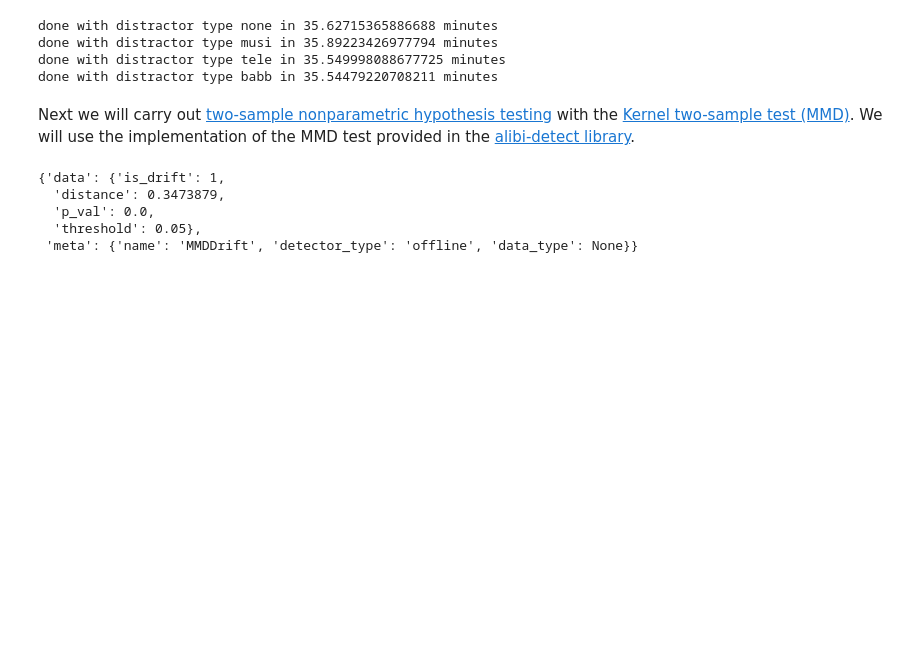
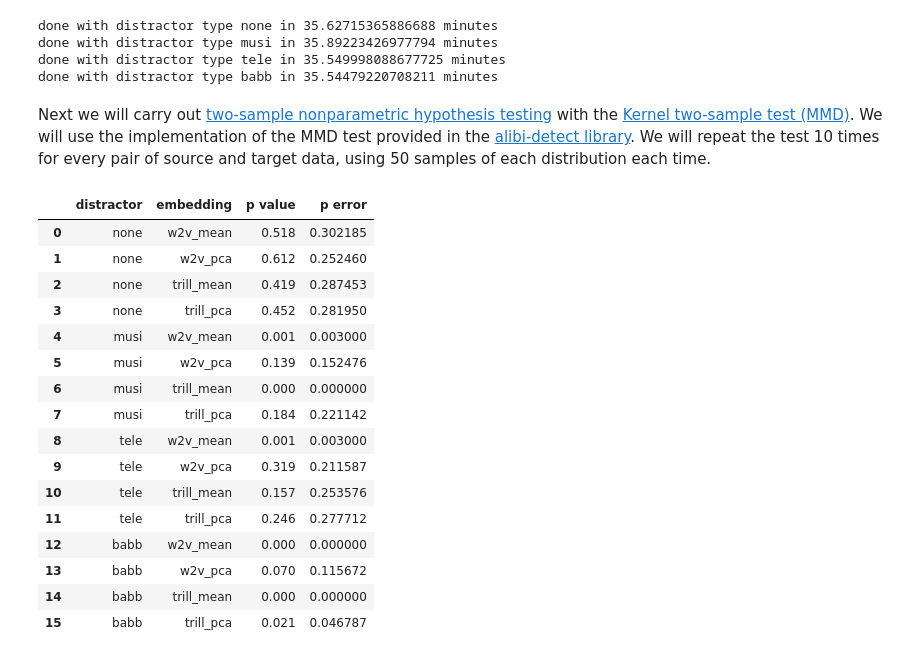
Before and after one commit to IQTLabs/speech_shift, a Jupyter notebook: hypothesis_test.ipynb, the cells around one changed output. Saved outputs shown, nothing was run; the diff lists cells and outputs as text; code cells hidden in the pictures; blank space fills up the shorter version.

```diff
--- a/hypothesis_test.ipynb
+++ b/hypothesis_test.ipynb
@@ -167,4 +174,4 @@ musi_vector_dict = pickle.load(open('precomputed_vectors/musi_vector_dict.pkl','
 tele_vector_dict = pickle.load(open('precomputed_vectors/tele_vector_dict.pkl','rb'))
 babb_vector_dict = pickle.load(open('precomputed_vectors/babb_vector_dict.pkl','rb'))
 # %% [markdown]
-Next we will carry out [two-sample nonparametric hypothesis testing](https://en.wikipedia.org/wiki/Two-sample_hypothesis_testing) with the [Kernel two-sample test (MMD)](https://en.wikipedia.org/wiki/Kernel_embedding_of_distributions#Kernel_two-sample_test).  We will use the implementation of the MMD test provided in the [alibi-detect library](https://docs.seldon.io/projects/alibi-detect/en/stable/methods/mmddrift.html).
+Next we will carry out [two-sample nonparametric hypothesis testing](https://en.wikipedia.org/wiki/Two-sample_hypothesis_testing) with the [Kernel two-sample test (MMD)](https://en.wikipedia.org/wiki/Kernel_embedding_of_distributions#Kernel_two-sample_test).  We will use the implementation of the MMD test provided in the [alibi-detect library](https://docs.seldon.io/projects/alibi-detect/en/stable/methods/mmddrift.html).  We will repeat the test 10 times for every pair of source and target data, using 50 samples of each distribution each time.
@@ -180,8 +177,0 @@ cd = MMDDrift(
-# %%
-cd.predict(none_vector_dict['w2v_mean'],return_p_val=True)
-# %% [output]
-{'data': {'is_drift': 1,
-  'distance': 0.3473879,
-  'p_val': 0.0,
-  'threshold': 0.05},
- 'meta': {'name': 'MMDDrift', 'detector_type': 'offline', 'data_type': None}}
@@ -187,0 +199,21 @@ cd.predict(none_vector_dict['w2v_mean'],return_p_val=True)
+# %%
+res_df = pd.DataFrame(res_list)
+res_df
+# %% [output]
+|  | distractor | embedding | p value | p error |
+| 0 | none | w2v_mean | 0.518 | 0.302185 |
+| 1 | none | w2v_pca | 0.612 | 0.252460 |
+| 2 | none | trill_mean | 0.419 | 0.287453 |
+| 3 | none | trill_pca | 0.452 | 0.281950 |
+| 4 | musi | w2v_mean | 0.001 | 0.003000 |
+| 5 | musi | w2v_pca | 0.139 | 0.152476 |
+| 6 | musi | trill_mean | 0.000 | 0.000000 |
+| 7 | musi | trill_pca | 0.184 | 0.221142 |
+| 8 | tele | w2v_mean | 0.001 | 0.003000 |
+| 9 | tele | w2v_pca | 0.319 | 0.211587 |
+| 10 | tele | trill_mean | 0.157 | 0.253576 |
+| 11 | tele | trill_pca | 0.246 | 0.277712 |
+| 12 | babb | w2v_mean | 0.000 | 0.000000 |
+| 13 | babb | w2v_pca | 0.070 | 0.115672 |
+| 14 | babb | trill_mean | 0.000 | 0.000000 |
+| 15 | babb | trill_pca | 0.021 | 0.046787 |
```
Also changed, not shown: parts of 6 cells of this notebook, 2 other files.
